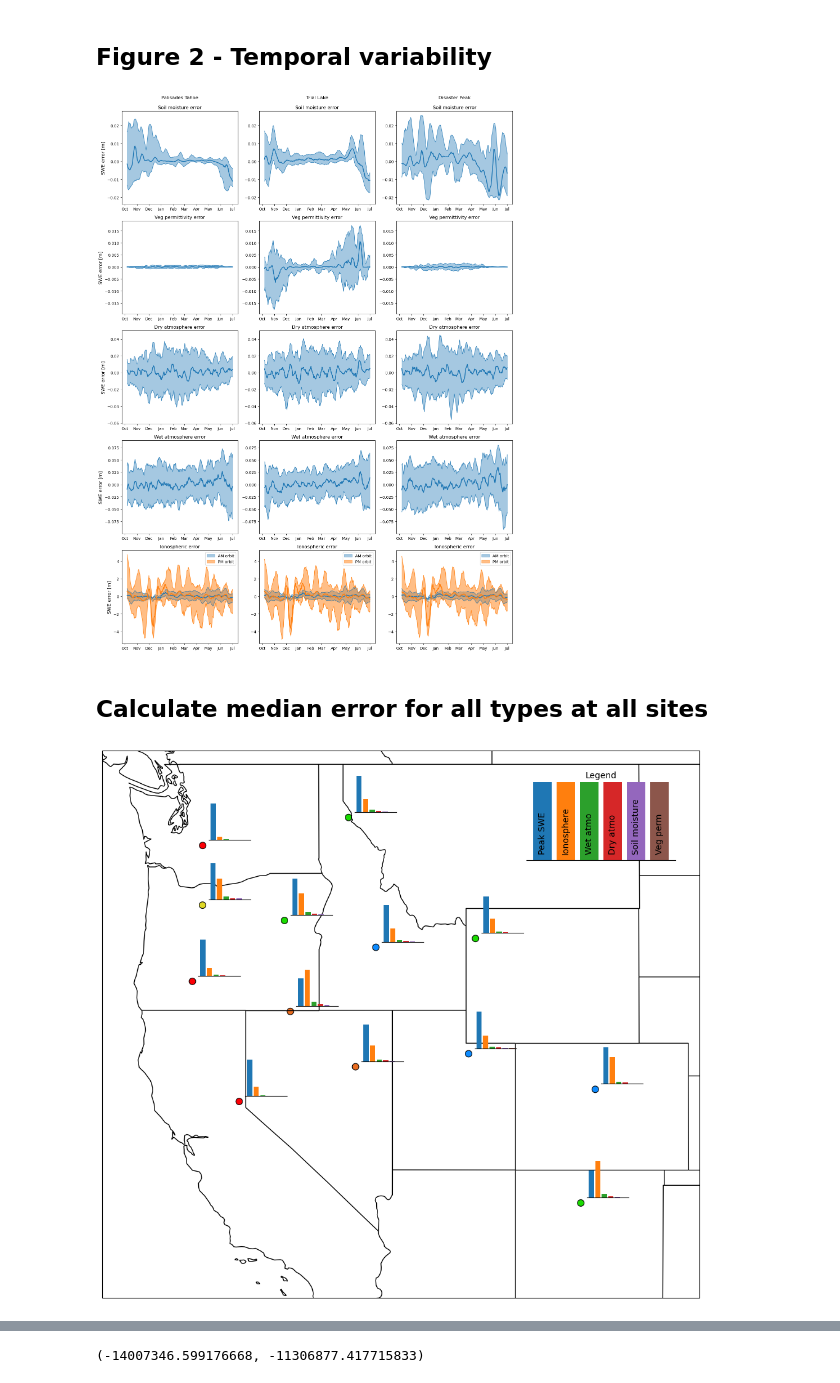
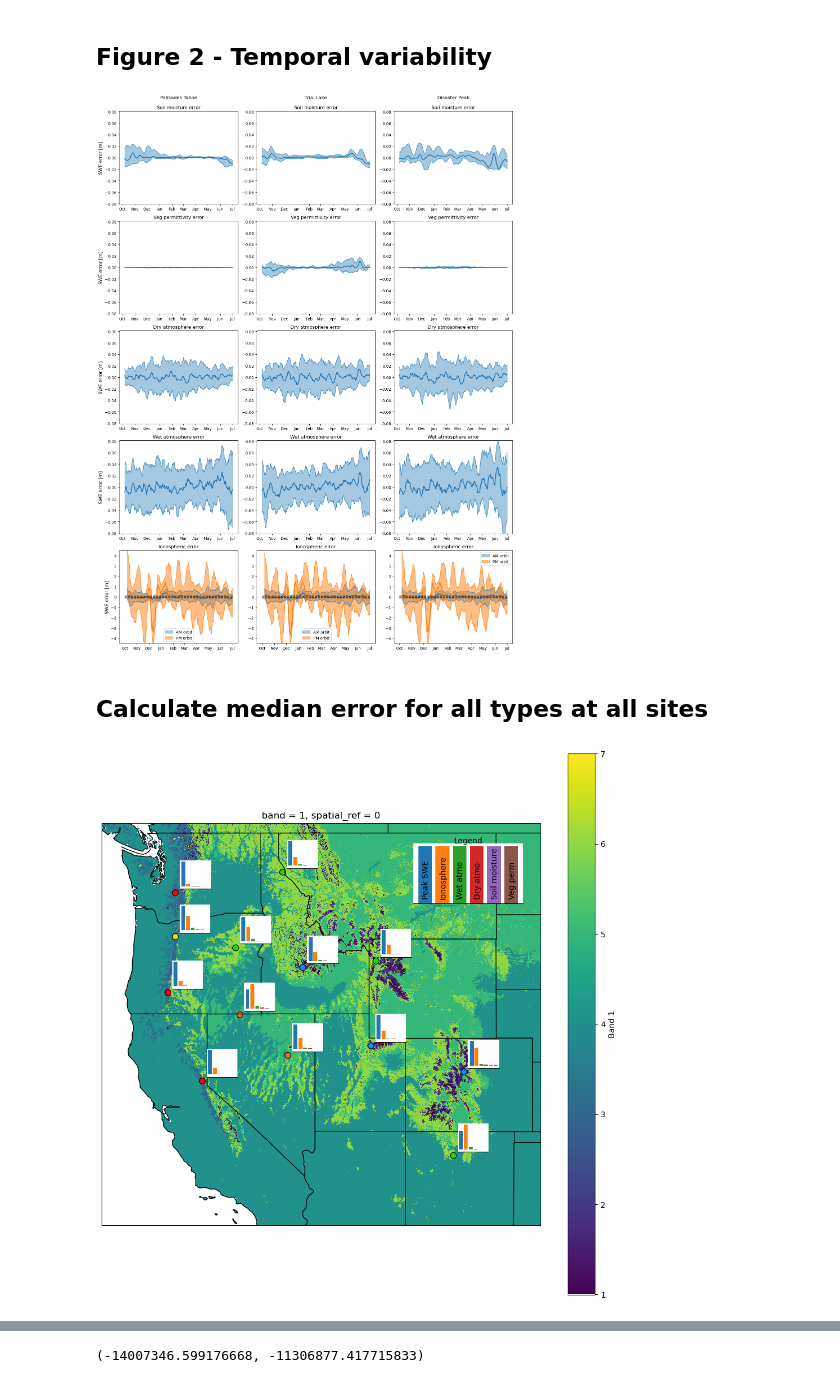
Before and after one commit to rpalomaki/SWE_error_analysis, a Jupyter notebook: ross_sandbox.ipynb, the cells around one changed output, grey strips where cells are left out. Cells and saved outputs as stored; diff of their text form; code cells hidden in the pictures.

```diff
--- a/ross_sandbox.ipynb
+++ b/ross_sandbox.ipynb
@@ -245,17 +247,18 @@ site = sites.loc[sites['station_id']==station_id]
 # 1000 2023
 
 fig, ax = plt.subplots(3, 2, figsize=(11*0.8,14*0.8))
-test = plot_swe_curves(station_id=784, wateryear=2023, ax1=ax[0,0], ax2=ax[0,1], return_data=True)
-plot_swe_curves(station_id=828, wateryear=2017, ax1=ax[1,0], ax2=ax[1,1], return_data=False)
-plot_swe_curves(station_id=445, wateryear=2019, ax1=ax[2,0], ax2=ax[2,1], return_data=False)
+palisades = plot_swe_curves(station_id=784, wateryear=2023, ax1=ax[0,0], ax2=ax[0,1], return_data=True)
+trial = plot_swe_curves(station_id=828, wateryear=2017, ax1=ax[1,0], ax2=ax[1,1], return_data=True)
+disaster = plot_swe_curves(station_id=445, wateryear=2019, ax1=ax[2,0], ax2=ax[2,1], return_data=True)
 ymin = min([ax.get_ylim()[0] for ax in ax[0]])
 ymax = max([ax.get_ylim()[1] for ax in ax[0]])
 for axx in ax[:,0]:
     axx.set_ylim([-0.2, 2.15])
 for axx in ax[:,1]:
-    axx.set_ylim([-62, 62])
+    axx.set_ylim([-65, 65])
 
 plt.tight_layout()
+fig.savefig('local/figs/fig1_with_ion.png', dpi=300)
 # plt.show()
 
 
@@ -360,15 +389,24 @@ fig, ax = plt.subplots(5, 3, figsize=(15,20))
 plot_temporal_variability(station_id=784, ax=ax[:,0], return_data=False)
 plot_temporal_variability(station_id=828, ax=ax[:,1], return_data=False)
 plot_temporal_variability(station_id=445, ax=ax[:,2], return_data=False)
+
+for axx in ax[4,:]:
+    axx.hlines([-0.08,0.08], 1, 274, lw=1.5, color='k', ls='--')
 for i in range(5):
-    miny = min([a.get_ylim()[0] for a in ax[i]])
-    maxy = max([a.get_ylim()[1] for a in ax[i]])
     for axx in ax[i]:
-        axx.set_ylim(miny, maxy)
+        if i != 4:
+            axx.set_ylim(-0.081, 0.081)
+        else:
+            axx.set_ylim(-4.5, 4.5)
+
+#     miny = min([a.get_ylim()[0] for a in ax[i]])
+#     maxy = max([a.get_ylim()[1] for a in ax[i]])
+#     for axx in ax[i]:
+#         axx.set_ylim(miny, maxy)
 
 for axx in ax[:,0]:
     axx.set_ylabel('SWE error [m]', fontsize=12)
 plt.tight_layout()
 # %% [output]
-[figure, old version]
+[figure, new version]
 # %%
@@ -446,38 +484,39 @@ ax.set_extent((minx, maxx, miny, maxy), crs=ccrs.epsg(3857))
 color_dict = {1:'#8d00bb',2:'#0e8bff',3:'#fb0006',4:'#dfd826',5:'#e96c20',6:'#1bda02',7:'#9a9a9a'}
 sturm_colors = [color_dict[x] for x in sites['sturm']]
 sites['sturm_colors'] = sturm_colors
 
 sites['geometry'].plot(ax=ax, color=sites['sturm_colors'], markersize=60, edgecolor='k', linewidth=0.8)
 
 sites['ax_x'] = (sites['geometry'].x - minx) / (maxx-minx)
 sites['ax_y'] = (sites['geometry'].y - miny) / (maxy-miny)
 colors = [plt.get_cmap('tab10')(i) for i in range(6)]
 
 for i, site in sites.iterrows():
     rel_errors = site[['median_peak_swe','median_ion_error','median_wet_error','median_dry_error','median_soil_error','median_veg_error']]/site['median_peak_swe']
     ax_mini = ax.inset_axes([site['ax_x']+0.01, site['ax_y']+0.01, 0.07, 0.07], transform=ax.transAxes)
-    ax_mini.patch.set_alpha(0.0)
+    ax_mini.patch.set_alpha(1.0)
     ax_mini.spines[['top','right','left']].set_visible(False)
     ax_mini.bar(np.arange(6), rel_errors, color=colors)
     ax_mini.tick_params(axis='both', labelbottom=False, labelleft=False, bottom=False, left=False)
+    ax_mini.set_ylim(-0.1, ax_mini.get_ylim()[1])
 
 ax_legend = ax.inset_axes([0.71, 0.8, 0.25, 0.15], transform=ax.transAxes)
-ax_legend.patch.set_alpha(0.0)
+ax_legend.patch.set_alpha(1.0)
 # ax_legend.patch.set_alpha(0.0)
 ax_legend.spines[['top','right','left']].set_visible(False)
 ax_legend.bar(np.arange(6), np.tile(1,6), color=colors)
 ax_legend.text(0.5, 1, 'Legend', ha='center', transform=ax_legend.transAxes)
 ax_legend.tick_params(axis='both', labelbottom=False, labelleft=False, bottom=False, left=False)
 for i, text in enumerate(['Peak SWE','Ionosphere','Wet atmo','Dry atmo','Soil moisture','Veg perm']):
     ax_legend.text(i-0.18, 0.1, text, rotation=90)
 
-# sturm = rxr.open_rasterio('/pl/active/palomaki-sar/insar_swe_errors/data/ancillary/SnowClass_NA_01km_30.0arcsec_2021_v01.0.tif').rio.reproject('epsg:3857').rio.clip_box(minx, miny, maxx, maxy)
-# sturm = sturm.where(sturm<8)
-# sturm.plot(ax=ax, zorder=0)
+sturm = rxr.open_rasterio('/pl/active/palomaki-sar/insar_swe_errors/data/ancillary/SnowClass_NA_300m_10.0arcsec_2021_v01.0.tif').rio.reproject('epsg:3857').rio.clip_box(minx, miny, maxx, maxy)
+sturm = sturm.where(sturm<8)
+sturm.plot(ax=ax, zorder=0)
 
 plt.tight_layout()
 # fig.savefig('map_test.png', dpi=300)
 # %% [output]
-[figure, old version]
+[figure, new version]
 # %%
 sites
```
Also changed, not shown: parts of 7 cells of this notebook.
